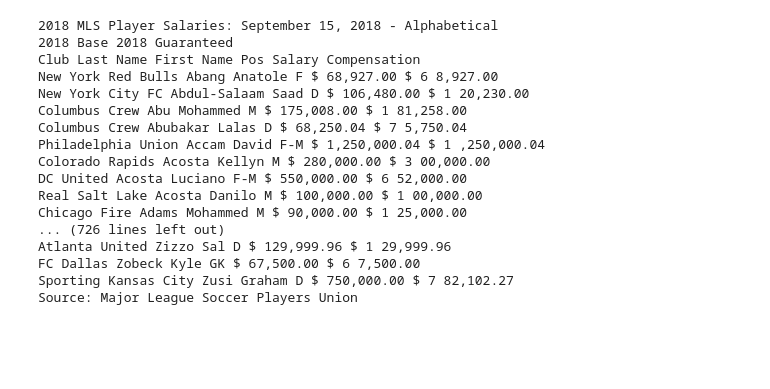
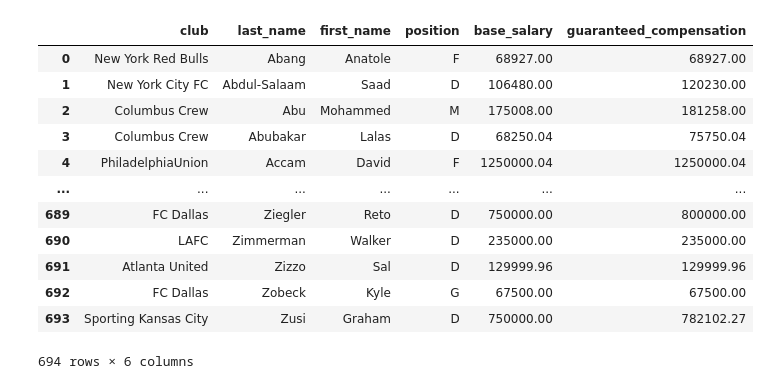
Before and after one commit to GabeAvinaz/Proj_1_MLS_Player_Salary_-Projections, a Jupyter notebook: MLS_player_Salary_Projections.ipynb, the cells around one changed output. Cells and saved outputs as stored; diff of their text form; code cells hidden in the pictures; blank space fills up the shorter version.

Commit message:
data prep complete

```diff
--- a/MLS_player_Salary_Projections.ipynb
+++ b/MLS_player_Salary_Projections.ipynb
@@ -5,28 +6,3 @@ import pandas as pd
 import re
 import sys, os
 import urllib
-# %%
-pdf = pdfplumber.open('data/mls_salaries/PDF/2018-09-15-Salary-Information-Alphabetical.pdf')
-pages = pdf.pages
-for page in pdf.pages:
-        text = page.extract_text()
-        for line in text.split('\n'):
-            print(line)
-# %% [output]
-2018 MLS Player Salaries: September 15, 2018 - Alphabetical
-2018 Base 2018 Guaranteed
-Club Last Name First Name Pos Salary Compensation
-New York Red Bulls Abang Anatole F $ 68,927.00 $ 6 8,927.00
-New York City FC Abdul-Salaam Saad D $ 106,480.00 $ 1 20,230.00
-Columbus Crew Abu Mohammed M $ 175,008.00 $ 1 81,258.00
-Columbus Crew Abubakar Lalas D $ 68,250.04 $ 7 5,750.04
-Philadelphia Union Accam David F-M $ 1,250,000.04 $ 1 ,250,000.04
-Colorado Rapids Acosta Kellyn M $ 280,000.00 $ 3 00,000.00
-DC United Acosta Luciano F-M $ 550,000.00 $ 6 52,000.00
-Real Salt Lake Acosta Danilo M $ 100,000.00 $ 1 00,000.00
-Chicago Fire Adams Mohammed M $ 90,000.00 $ 1 25,000.00
-... (726 lines left out)
-Atlanta United Zizzo Sal D $ 129,999.96 $ 1 29,999.96
-FC Dallas Zobeck Kyle GK $ 67,500.00 $ 6 7,500.00
-Sporting Kansas City Zusi Graham D $ 750,000.00 $ 7 82,102.27
-Source: Major League Soccer Players Union
@@ -32,0 +145,49 @@ Source: Major League Soccer Players Union
+# %%
+pdf = pdfplumber.open('data/mls_salaries/PDF/mls_salaries_2018.pdf')
+pages = pdf.pages
+mls_salaries_2018_df = pd.DataFrame(columns=column_names)
+for page in pdf.pages:
+        table = page.extract_table(table_settings={"vertical_strategy": "text",
+                                               "horizontal_strategy": "text",
+                                               "snap_tolerance": 9})
+        del table[:4]
+        for line in table:
+            # combines spaces that have been incorrectly split using PDFPlumber
+            line = combine_elements(line, 0, 1)
+            line = combine_elements(line, 4, 5)
+            line = combine_elements(line, 5, 6)
+            if len(line) != 6:
+                line = combine_elements(line, 0, 1)
+            # combines last 3 spaces to then split with $
+            line = combine_elements(line, 3, 4)
+            line = combine_elements(line, 3, 4)
+            # removes punctuations and spaces in the last 3 lines
+            pattern = r"[^\w$]"
+            line[-1] = cleaned_string = re.sub(pattern, '', line[-1])
+            split_elements = line[-1].split('$')
+            del line[-1]
+            line.extend(split_elements)
+            new_line_df = pd.DataFrame([line], columns=column_names)
+            mls_salaries_2018_df = pd.concat([mls_salaries_2018_df, new_line_df], ignore_index=True)
+pdf.close()
+# mls_salaries_2018_df["position"] = mls_salaries_2018_df["position"].str.extract(r'([A-Z])')
+mls_salaries_2018_df.position = mls_salaries_2018_df.position.apply(lambda x: get_best_match(x, positions))
+mls_salaries_2018_df["base_salary"] = pd.to_numeric(mls_salaries_2018_df["base_salary"])
+mls_salaries_2018_df["guaranteed_compensation"] = pd.to_numeric(mls_salaries_2018_df["guaranteed_compensation"])
+mls_salaries_2018_df["base_salary"] = mls_salaries_2018_df["base_salary"] / 100
+mls_salaries_2018_df["guaranteed_compensation"] = mls_salaries_2018_df["guaranteed_compensation"] / 100
+mls_salaries_2018_df
+# %% [output]
+|  | club | last_name | first_name | position | base_salary | guaranteed_compensation |
+| 0 | New York Red Bulls | Abang | Anatole | F | 68927.00 | 68927.00 |
+| 1 | New York City FC | Abdul-Salaam | Saad | D | 106480.00 | 120230.00 |
+| 2 | Columbus Crew | Abu | Mohammed | M | 175008.00 | 181258.00 |
+| 3 | Columbus Crew | Abubakar | Lalas | D | 68250.04 | 75750.04 |
+| 4 | PhiladelphiaUnion | Accam | David | F | 1250000.04 | 1250000.04 |
+| ... | ... | ... | ... | ... | ... | ... |
+| 689 | FC Dallas | Ziegler | Reto | D | 750000.00 | 800000.00 |
+| 690 | LAFC | Zimmerman | Walker | D | 235000.00 | 235000.00 |
+| 691 | Atlanta United | Zizzo | Sal | D | 129999.96 | 129999.96 |
+| 692 | FC Dallas | Zobeck | Kyle | G | 67500.00 | 67500.00 |
+| 693 | Sporting Kansas City | Zusi | Graham | D | 750000.00 | 782102.27 |
+694 rows × 6 columns
```
Also changed, not shown: parts of 18 cells of this notebook, 13 other files.
